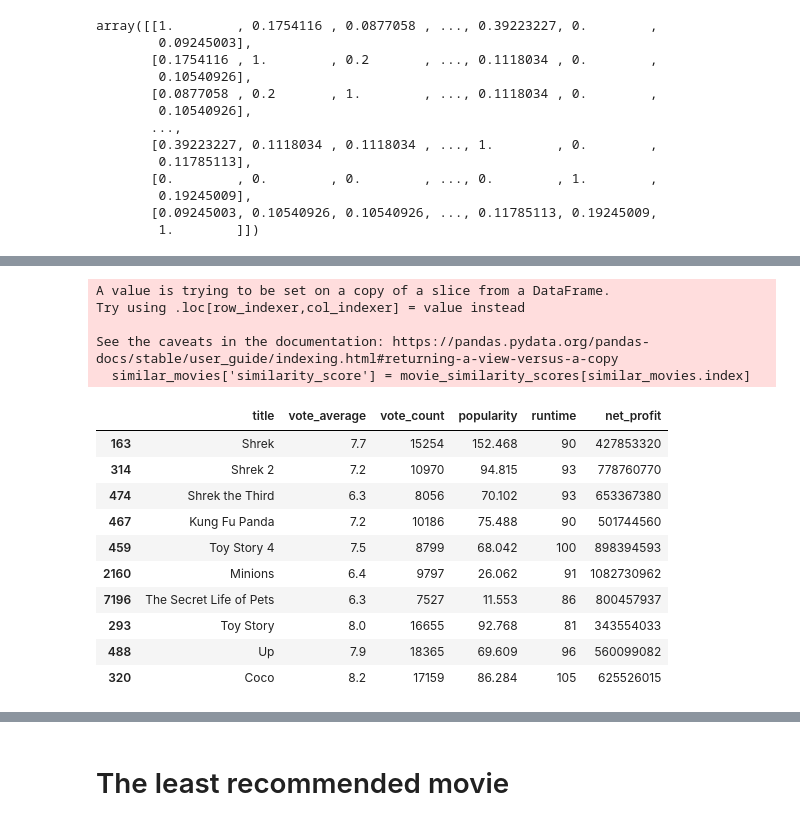
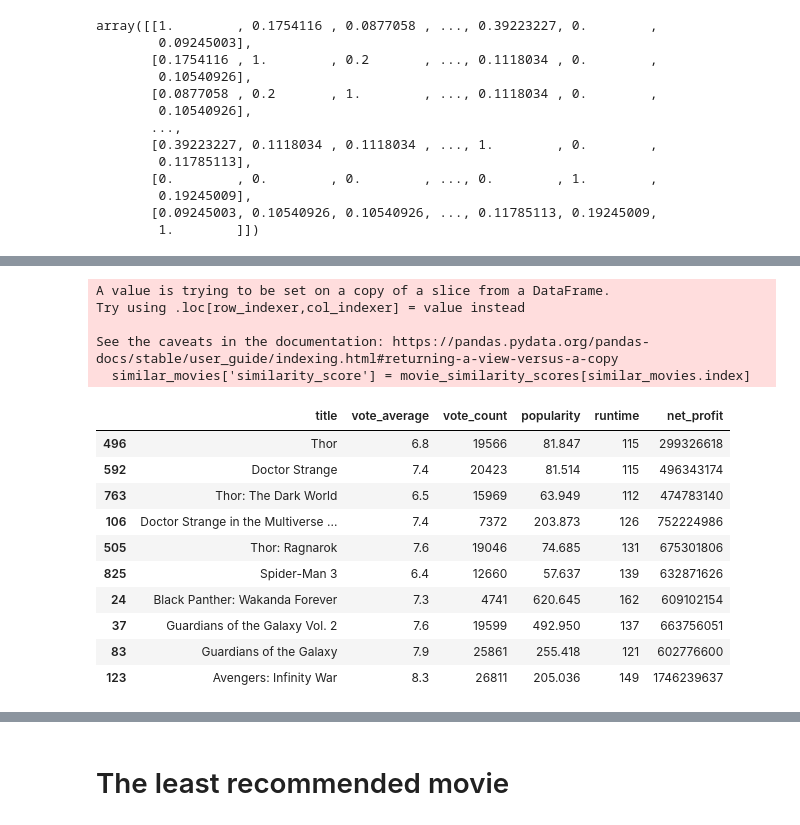
Before and after one commit to Richard-Vuong/Movie-Recommender-Engine, a Jupyter notebook: MoviesRecommender.ipynb, the cells around one changed output, grey strips where cells are left out. Saved outputs shown, nothing was run; the diff lists cells and outputs as text; code cells hidden in the pictures.

```diff
--- a/MoviesRecommender.ipynb
+++ b/MoviesRecommender.ipynb
@@ -456,25 +488,25 @@ def recommend_movies(movie_title):
 # %%
-def recommender():
+def recommender1():
     inp = input("Please enter a movie:").title()
     return recommend_movies(inp).head(10) #Remove the first entry as it will be the users movie suggestion.
-# %%
-recommender()
-# %% [output]
-A value is trying to be set on a copy of a slice from a DataFrame.
-Try using .loc[row_indexer,col_indexer] = value instead
-
-See the caveats in the documentation: https://pandas.pydata.org/pandas-docs/stable/user_guide/indexing.html#returning-a-view-versus-a-copy
-  similar_movies['similarity_score'] = movie_similarity_scores[similar_movies.index]
-|  | title | vote_average | vote_count | popularity | runtime | net_profit |
-| 163 | Shrek | 7.7 | 15254 | 152.468 | 90 | 427853320 |
-| 314 | Shrek 2 | 7.2 | 10970 | 94.815 | 93 | 778760770 |
-| 474 | Shrek the Third | 6.3 | 8056 | 70.102 | 93 | 653367380 |
-| 467 | Kung Fu Panda | 7.2 | 10186 | 75.488 | 90 | 501744560 |
-| 459 | Toy Story 4 | 7.5 | 8799 | 68.042 | 100 | 898394593 |
-| 2160 | Minions | 6.4 | 9797 | 26.062 | 91 | 1082730962 |
-| 7196 | The Secret Life of Pets | 6.3 | 7527 | 11.553 | 86 | 800457937 |
-| 293 | Toy Story | 8.0 | 16655 | 92.768 | 81 | 343554033 |
-| 488 | Up | 7.9 | 18365 | 69.609 | 96 | 560099082 |
-| 320 | Coco | 8.2 | 17159 | 86.284 | 105 | 625526015 |
+# %%
+recommender1()
+# %% [output]
+A value is trying to be set on a copy of a slice from a DataFrame.
+Try using .loc[row_indexer,col_indexer] = value instead
+
+See the caveats in the documentation: https://pandas.pydata.org/pandas-docs/stable/user_guide/indexing.html#returning-a-view-versus-a-copy
+  similar_movies['similarity_score'] = movie_similarity_scores[similar_movies.index]
+|  | title | vote_average | vote_count | popularity | runtime | net_profit |
+| 496 | Thor | 6.8 | 19566 | 81.847 | 115 | 299326618 |
+| 592 | Doctor Strange | 7.4 | 20423 | 81.514 | 115 | 496343174 |
+| 763 | Thor: The Dark World | 6.5 | 15969 | 63.949 | 112 | 474783140 |
+| 106 | Doctor Strange in the Multiverse ... | 7.4 | 7372 | 203.873 | 126 | 752224986 |
+| 505 | Thor: Ragnarok | 7.6 | 19046 | 74.685 | 131 | 675301806 |
+| 825 | Spider-Man 3 | 6.4 | 12660 | 57.637 | 139 | 632871626 |
+| 24 | Black Panther: Wakanda Forever | 7.3 | 4741 | 620.645 | 162 | 609102154 |
+| 37 | Guardians of the Galaxy Vol. 2 | 7.6 | 19599 | 492.950 | 137 | 663756051 |
+| 83 | Guardians of the Galaxy | 7.9 | 25861 | 255.418 | 121 | 602776600 |
+| 123 | Avengers: Infinity War | 8.3 | 26811 | 205.036 | 149 | 1746239637 |
 # %%
 !pip install fuzzywuzzy
```
Also changed, not shown: parts of 25 cells of this notebook, 42 other files.
